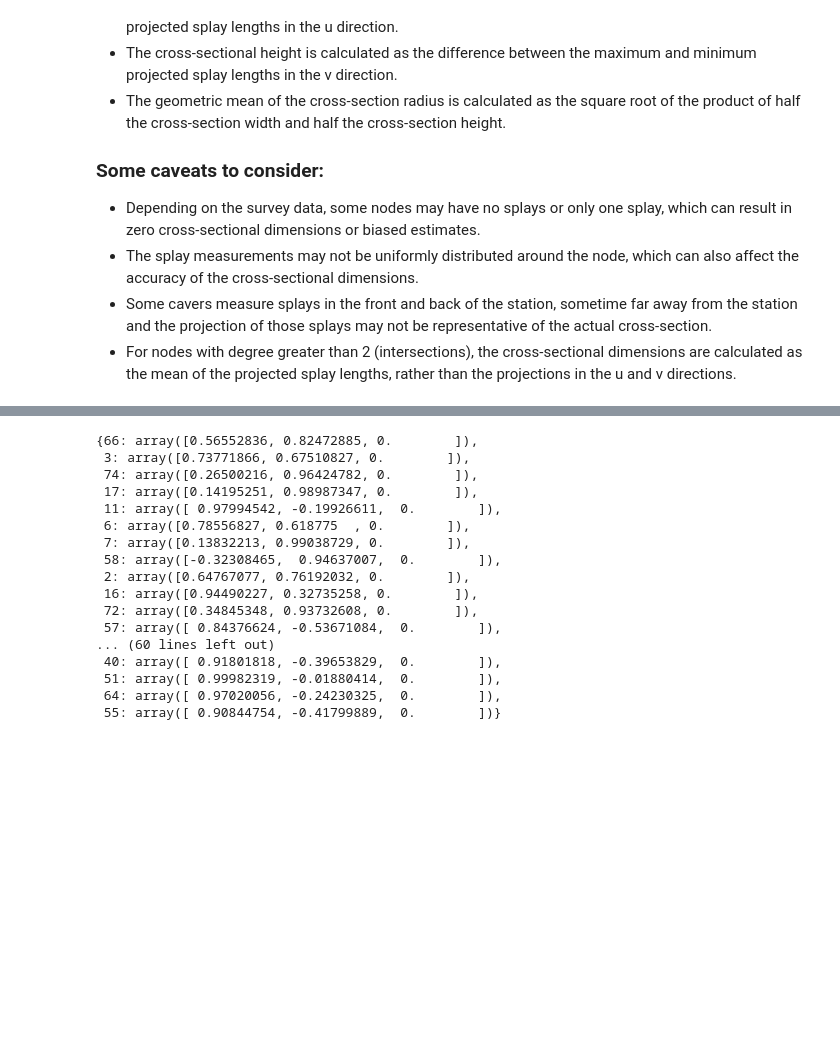
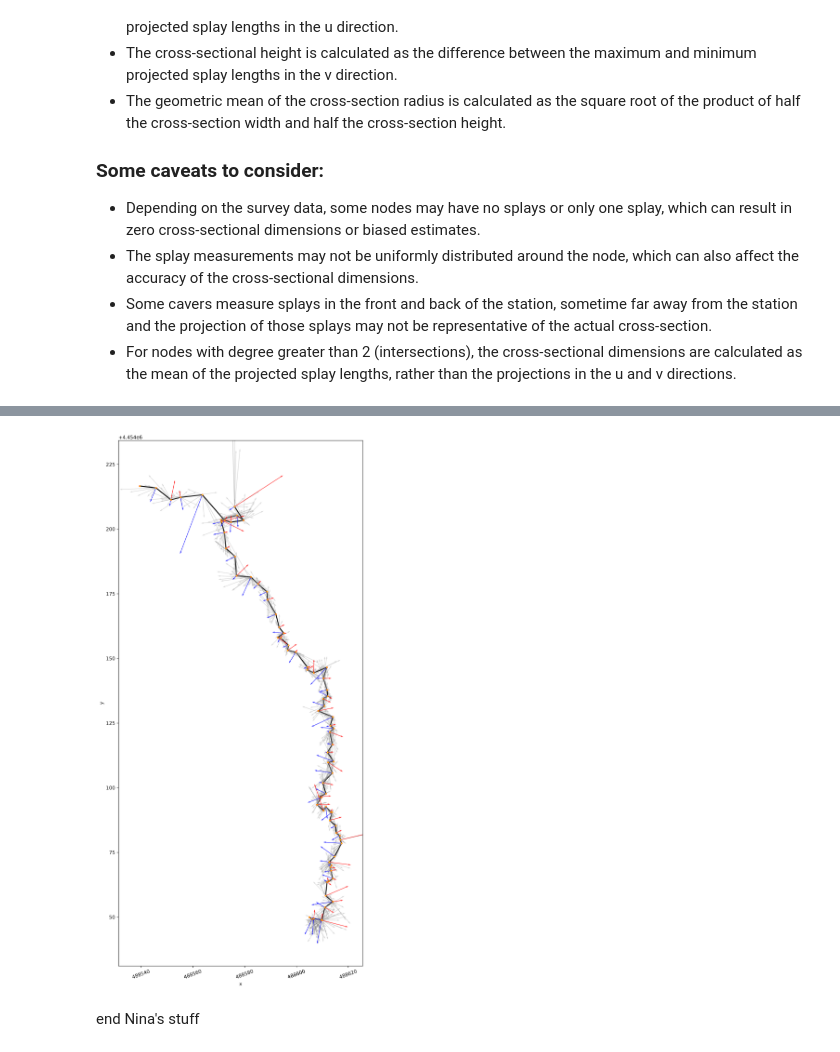
Before and after one commit to karstnet/karstnet, a Jupyter notebook: notebooks/D2-Add-Conduit-Diameter.ipynb, the cells around one changed output, grey strips where cells are left out. Drawn from its saved outputs; the diff is of its cells as text; code cells hidden in the pictures; blank space fills up the shorter version.

Commit message:
fix issue with geom code
fixed issues with len etc

```diff
--- a/notebooks/D2-Add-Conduit-Diameter.ipynb
+++ b/notebooks/D2-Add-Conduit-Diameter.ipynb
@@ -51,6 +51,7 @@ csdim = kn.geom.calc_conduit_dimensions(G, output = 'csdim')
 geommean_radius = kn.geom.calc_conduit_dimensions(G, output = 'geometric_mean')
 cs_width = kn.geom.calc_conduit_dimensions(G, output = 'cs_width')
 cs_height = kn.geom.calc_conduit_dimensions(G, output = 'cs_height')
+radius_u_positive, radius_u_negative, radius_v_positive, radius_v_negative = kn.geom.calc_conduit_dimensions(G, output = 'plotting_radius')
 # %%
 #ADD GEOMETRY INFO ON THE NODES
 nx.set_node_attributes(G, geommean_radius, 'geommean_radius')
@@ -59,0 +63,5 @@ nx.set_node_attributes(G, csdim, 'csdim')
+# %%
+conduit_directions, u_vectors, v_vectors = kn.geom.get_conduit_direction(G)
+splay_vectors = kn.geom.get_splay_vectors(G)
+projected_splay_lengths_u, projected_splay_lengths_v = kn.geom.calc_projected_splay_lengths(G)
+pos3d = kn.utils.get_pos3d(G, pos_attr='pos')
@@ -59,0 +90,9 @@ nx.set_node_attributes(G, csdim, 'csdim')
+# %%
+for key in radius_u_positive.keys():
+    print(f'key {key}:')
+    print(f'number of splays: {len(splay_vectors[key])}')
+    print(f'max projected splay length: {np.max(projected_splay_lengths_u[key])}')
+    print(f"min projected splay length: {np.min(projected_splay_lengths_u[key])}")
+    print(f"positive radius: {radius_u_positive[key]}")
+    print(f"negative radius: {radius_u_negative[key]}")
+    print('------------')
@@ -60,3 +117,41 @@ nx.set_node_attributes(G, csdim, 'csdim')
+# %%
+splays_quiver=np.array([np.concatenate((pos3d[key], vector)) for key, vectors in splay_vectors.items() for vector in vectors])
+upos_quiver=np.array([np.concatenate((pos3d[key], u_vectors[key]*length)) for key, length in radius_u_positive.items() ])
+uneg_quiver=np.array([np.concatenate((pos3d[key], u_vectors[key]*length)) for key, length in radius_u_negative.items()])
+# %%
+# Plot 2D (no node / edge property) - projection onto Oxy (default)
+options = {
+    'node_size'   : 10,          # node size
+    'linewidths'  : 0.5,         # node border width
+    'edgecolors'  : 'red',       # node border color
+    'node_color'  : 'yellow', # node color
+    'width'       : 2,           # edge width
+    'edge_color'  : 'black',      # edge color
+    'with_labels' : False,       # show node labels ?
+    # 'font_size'   : 10           # font size for labels
+}
+
+fig, ax = plt.subplots(figsize=(20,20),dpi=300)
+
+kn.view.plot_graph2d(
+    G,
+    plot_nodes=True, # default is True; set to False to hide nodes
+    plot_edges=True, # default is True; set to False to hide edges
+    show_ticks=True,
+    options_xaxis_ticks={'rotation':20},
+    **options
+)
+
+ax.set_aspect('equal')
+ax.quiver(splays_quiver[:, 0], splays_quiver[:, 1], splays_quiver[:, 3], splays_quiver[:, 4], color='grey', alpha=0.3, angles='xy', scale_units='xy', scale=.5, width=0.002)
+ax.quiver(upos_quiver[:, 0], upos_quiver[:, 1], upos_quiver[:, 3], upos_quiver[:, 4], color='red', alpha=0.8, angles='xy', scale_units='xy', scale=.5, width=0.002)
+ax.quiver(uneg_quiver[:, 0], uneg_quiver[:, 1], uneg_quiver[:, 3], uneg_quiver[:, 4], color='blue', alpha=0.8, angles='xy', scale_units='xy', scale=.5, width=0.002)
+
+plt.show()
+# %% [output]
+[figure, added]
+# %% [markdown]
+end Nina's stuff
 # %%
 conduit_directions, u_vectors, v_vectors = kn.geom.get_conduit_direction(G)
 projected_splay_vectors = kn.geom.get_splay_vectors(G)
@@ -99,24 +216,4 @@ vz = np.array([float(arrays[2]) for arrays in projected_splays_v.values()])
 
 
 # projected_splays_u = u_vectors*-cs_width
-# %%
-projected_splays_u
-# %% [output]
-{66: array([0.56552836, 0.82472885, 0.        ]),
- 3: array([0.73771866, 0.67510827, 0.        ]),
- 74: array([0.26500216, 0.96424782, 0.        ]),
- 17: array([0.14195251, 0.98987347, 0.        ]),
- 11: array([ 0.97994542, -0.19926611,  0.        ]),
- 6: array([0.78556827, 0.618775  , 0.        ]),
- 7: array([0.13832213, 0.99038729, 0.        ]),
- 58: array([-0.32308465,  0.94637007,  0.        ]),
- 2: array([0.64767077, 0.76192032, 0.        ]),
- 16: array([0.94490227, 0.32735258, 0.        ]),
- 72: array([0.34845348, 0.93732608, 0.        ]),
- 57: array([ 0.84376624, -0.53671084,  0.        ]),
-... (60 lines left out)
- 40: array([ 0.91801818, -0.39653829,  0.        ]),
- 51: array([ 0.99982319, -0.01880414,  0.        ]),
- 64: array([ 0.97020056, -0.24230325,  0.        ]),
- 55: array([ 0.90844754, -0.41799889,  0.        ])}
 # %%
```
Also changed, not shown: parts of 8 cells of this notebook, 1 other file.
